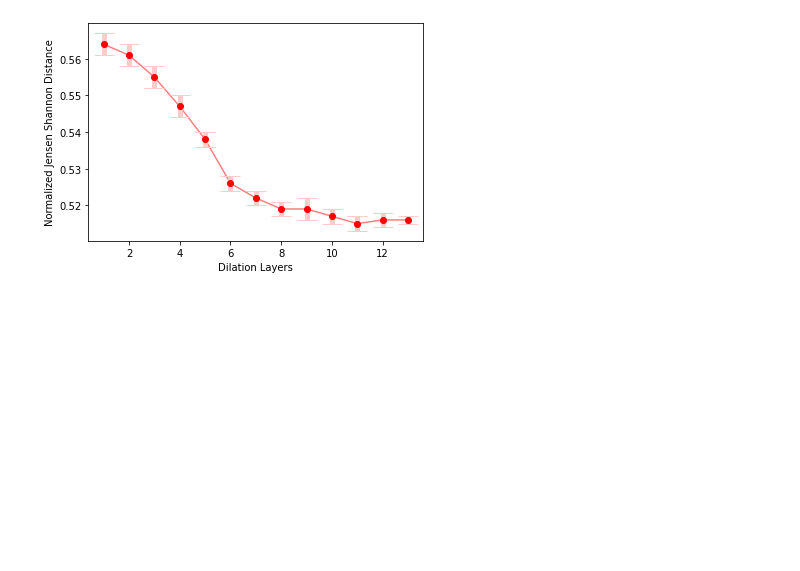
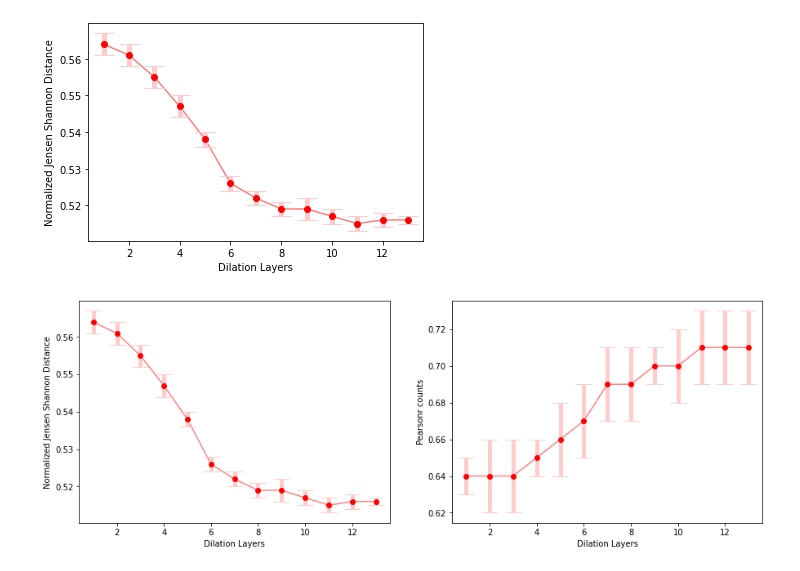
Before and after one commit to kundajelab/chrombpnet, a Jupyter notebook: src/evaluation/figure_notebooks/supplementary/dilation_layer_tuning.ipynb, the cells around one changed output. Saved outputs shown, nothing was run; the diff lists cells and outputs as text; code cells hidden in the pictures; blank space fills up the shorter version.

```diff
--- a/src/evaluation/figure_notebooks/supplementary/dilation_layer_tuning.ipynb
+++ b/src/evaluation/figure_notebooks/supplementary/dilation_layer_tuning.ipynb
@@ -59,3 +59,32 @@ Text(0.5, 0, 'Dilation Layers')
 [figure]
 # %%
 data.head()
+# %%
+from matplotlib import rc
+rc('font',**{'family':'sans-serif','sans-serif':['Helvetica']})
+
+fig, axes = plt.subplots(nrows=1, ncols=2, figsize=(15,5))
+
+val = data["chrombpnet model performance peaks (jsd profile)"]
+means = [float(y.split(" ")[0]) for y in val]
+stds = [float(y.split(" ")[1][1:-1]) for y in val]
+
+axes[0].plot(data["dilation layer"], means,c="r",alpha=0.5)
+axes[0].errorbar(x=data["dilation layer"], y=means, yerr=stds, fmt = 'o',color = 'red',
+            ecolor = '#ffcccb', elinewidth = 5, capsize=10)
+axes[0].set_ylabel("Normalized Jensen Shannon Distance")
+axes[0].set_xlabel("Dilation Layers")
+
+val = data["chrombpnet model performance peaks (pearsonr counts)"]
+means = [float(y.split(" ")[0]) for y in val]
+stds = [float(y.split(" ")[1][1:-1]) for y in val]
+
+axes[1].plot(data["dilation layer"], means,c="r",alpha=0.5)
+axes[1].errorbar(x=data["dilation layer"], y=means, yerr=stds, fmt = 'o',color = 'red',
+            ecolor = '#ffcccb', elinewidth = 5, capsize=10)
+axes[1].set_ylabel("Pearsonr counts")
+axes[1].set_xlabel("Dilation Layers")
+
+plt.savefig("dilation_layer_tuning_hepg2.pdf")
+# %% [output]
+[figure, added]
```
Also changed, not shown: 6 other files.
